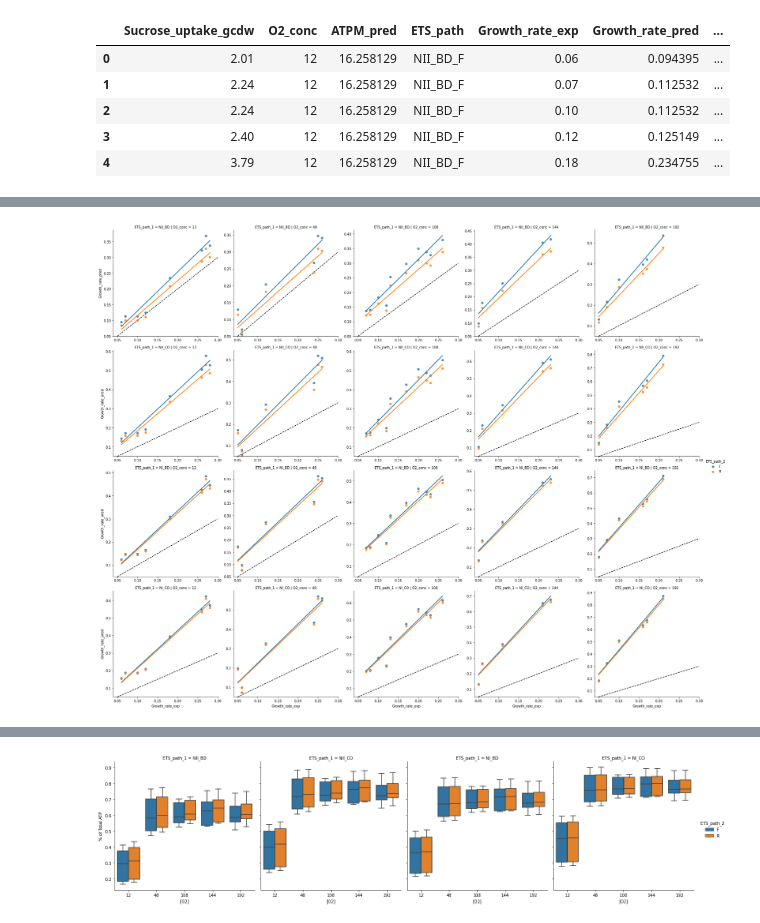
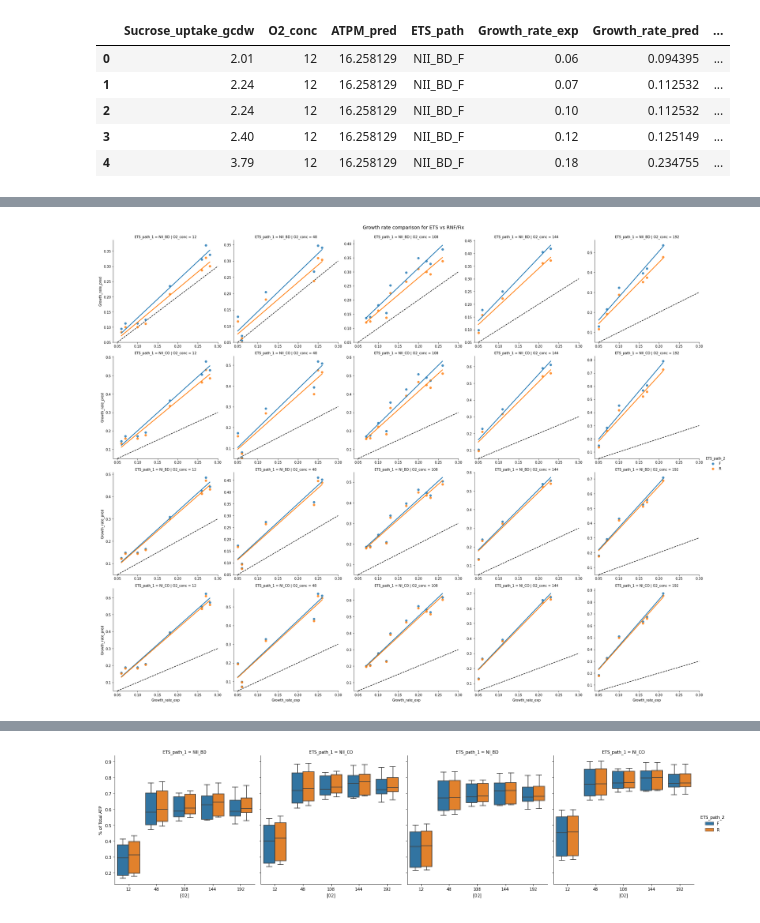
Before and after one commit to alexander-alleman/Azotobactervinelandii_metabolicmodel, a Jupyter notebook: Notebooks/ATPM_compare.ipynb, the cells around one changed output, grey strips where cells are left out. Drawn from its saved outputs; the diff is of its cells as text; code cells hidden in the pictures.

```diff
--- a/Notebooks/ATPM_compare.ipynb
+++ b/Notebooks/ATPM_compare.ipynb
@@ -360,9 +362,11 @@ g.savefig('../Outputs/Maintenance_rates/GR_compare_ETS_FR.tiff', dpi = 60)
 # %%
 g =sns.lmplot(data = growth_compare, x = 'Growth_rate_exp', y ='Growth_rate_pred', row = 'ETS_path_1', col = 'O2_conc', hue = 'ETS_path_2',
               sharey = False, sharex = False, ci = None)
 for ax in g.axes.flat:
     ax.axline((0, 0), slope=1, ls="--", c = 'k', zorder=0)
 g.set(ylim=(0.05, None), xlim =(0.04, 0.3))
-g.savefig('../Outputs/Maintenance_rates/GR_compare_O2_ETS.tiff', dpi = 60)
+g.fig.subplots_adjust(top=0.95)
+g.fig.suptitle('Growth rate comparison for ETS vs RNF/Fix', size = 14)
+g.savefig('../Outputs/ATPM_compare/GR_compare_O2_ETS.tiff', dpi = 60)
 # %% [output]
-[figure, old version]
+[figure, new version]
```
Also changed, not shown: parts of 17 cells of this notebook, 5 other files.
